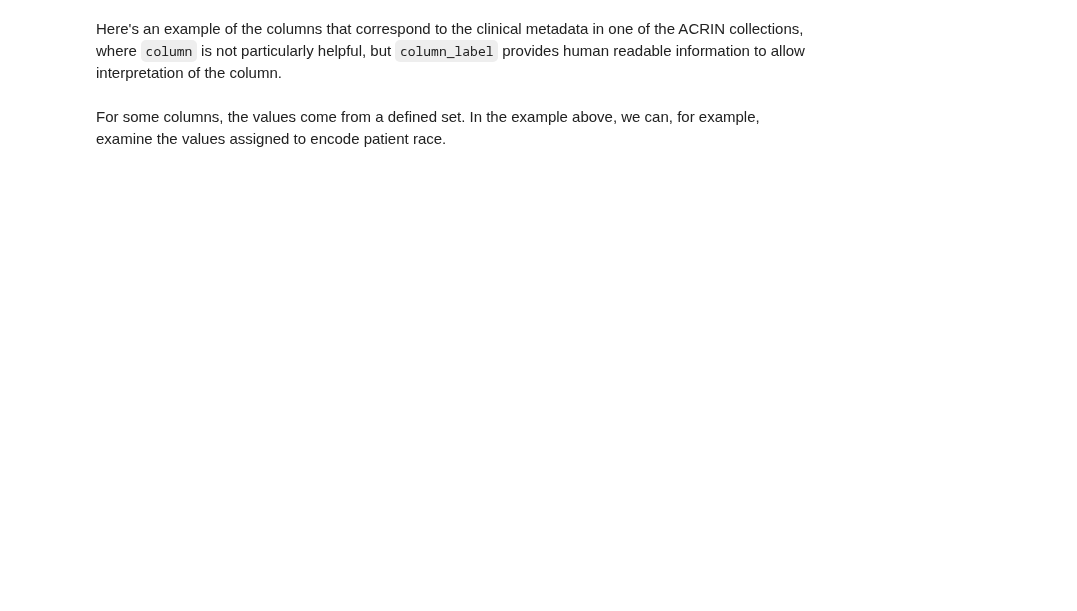
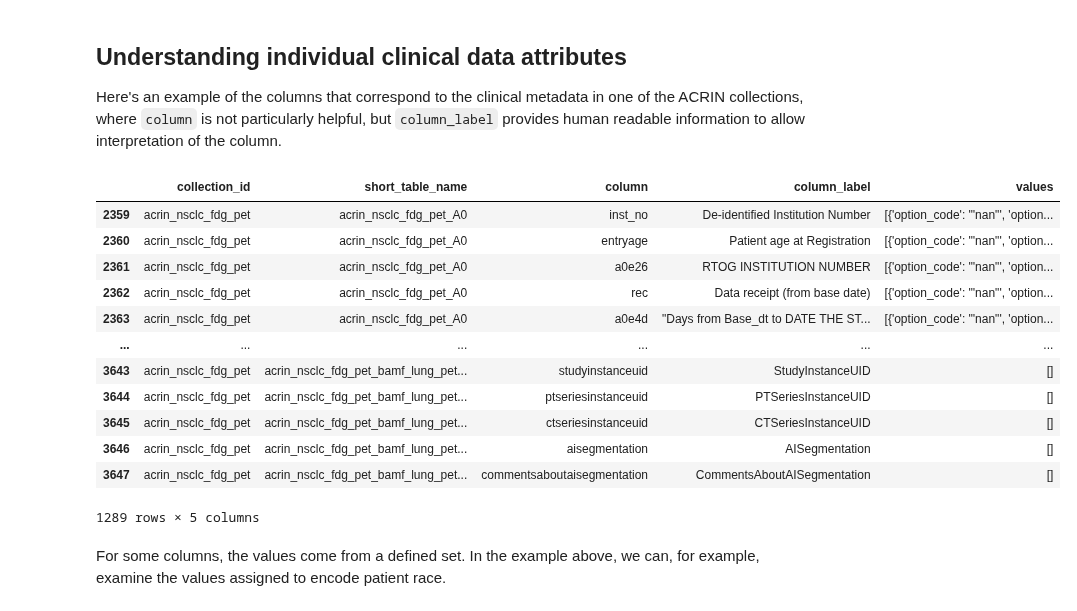
Before and after one commit to ImagingDataCommons/IDC-Tutorials, a Jupyter notebook: notebooks/advanced_topics/clinical_data_intro.ipynb, the cells around one changed output. Saved outputs shown, nothing was run; the diff lists cells and outputs as text; code cells hidden in the pictures; blank space fills up the shorter version.

```diff
--- a/notebooks/advanced_topics/clinical_data_intro.ipynb
+++ b/notebooks/advanced_topics/clinical_data_intro.ipynb
@@ -110,2 +72,4 @@ The most important columns in this table are the following:
 # %% [markdown]
+## Understanding individual clinical data attributes
+
 Here's an example of the columns that correspond to the clinical metadata in one of the ACRIN collections, where `column` is not particularly helpful, but `column_label` provides human readable information to allow interpretation of the column.
@@ -114,3 +76,20 @@ column_metadata_df[column_metadata_df["collection_id"] == "acrin_nsclc_fdg_pet"]
+# %%
+acrin_nsclc_fdg_pet_clinical_columns = c.clinical_index[c.clinical_index['collection_id']=='acrin_nsclc_fdg_pet']
+acrin_nsclc_fdg_pet_clinical_columns[['collection_id','short_table_name','column','column_label','values']]
+# %% [output]
+|  | collection_id | short_table_name | column | column_label | values |
+| 2359 | acrin_nsclc_fdg_pet | acrin_nsclc_fdg_pet_A0 | inst_no | De-identified Institution Number | [{'option_code': '"nan"', 'option... |
+| 2360 | acrin_nsclc_fdg_pet | acrin_nsclc_fdg_pet_A0 | entryage | Patient age at Registration | [{'option_code': '"nan"', 'option... |
+| 2361 | acrin_nsclc_fdg_pet | acrin_nsclc_fdg_pet_A0 | a0e26 | RTOG INSTITUTION NUMBER | [{'option_code': '"nan"', 'option... |
+| 2362 | acrin_nsclc_fdg_pet | acrin_nsclc_fdg_pet_A0 | rec | Data receipt (from base date) | [{'option_code': '"nan"', 'option... |
+| 2363 | acrin_nsclc_fdg_pet | acrin_nsclc_fdg_pet_A0 | a0e4d | "Days from Base_dt to DATE THE ST... | [{'option_code': '"nan"', 'option... |
+| ... | ... | ... | ... | ... | ... |
+| 3643 | acrin_nsclc_fdg_pet | acrin_nsclc_fdg_pet_bamf_lung_pet... | studyinstanceuid | StudyInstanceUID | [] |
+| 3644 | acrin_nsclc_fdg_pet | acrin_nsclc_fdg_pet_bamf_lung_pet... | ptseriesinstanceuid | PTSeriesInstanceUID | [] |
+| 3645 | acrin_nsclc_fdg_pet | acrin_nsclc_fdg_pet_bamf_lung_pet... | ctseriesinstanceuid | CTSeriesInstanceUID | [] |
+| 3646 | acrin_nsclc_fdg_pet | acrin_nsclc_fdg_pet_bamf_lung_pet... | aisegmentation | AISegmentation | [] |
+| 3647 | acrin_nsclc_fdg_pet | acrin_nsclc_fdg_pet_bamf_lung_pet... | commentsaboutaisegmentation | CommentsAboutAISegmentation | [] |
+1289 rows × 5 columns
 # %% [markdown]
 For some columns, the values come from a defined set. In the example above, we can, for example, examine the values assigned to encode patient race.
 # %%
```
Also changed, not shown: parts of 51 cells of this notebook.
